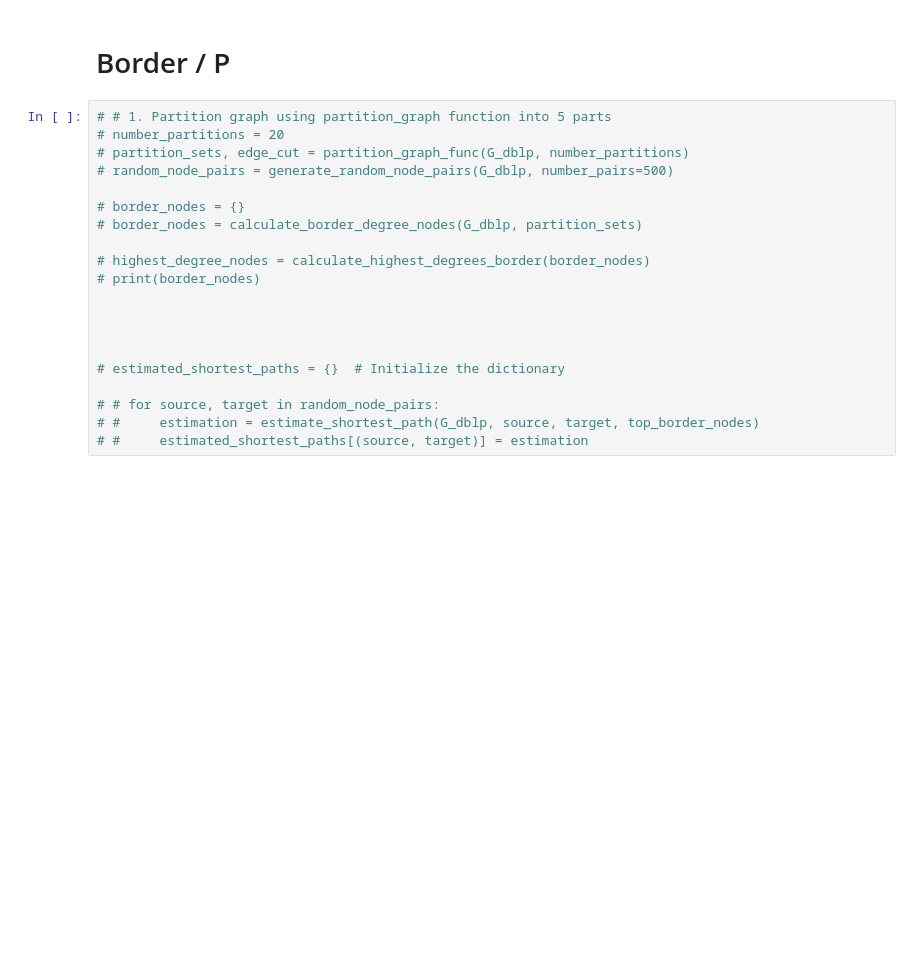
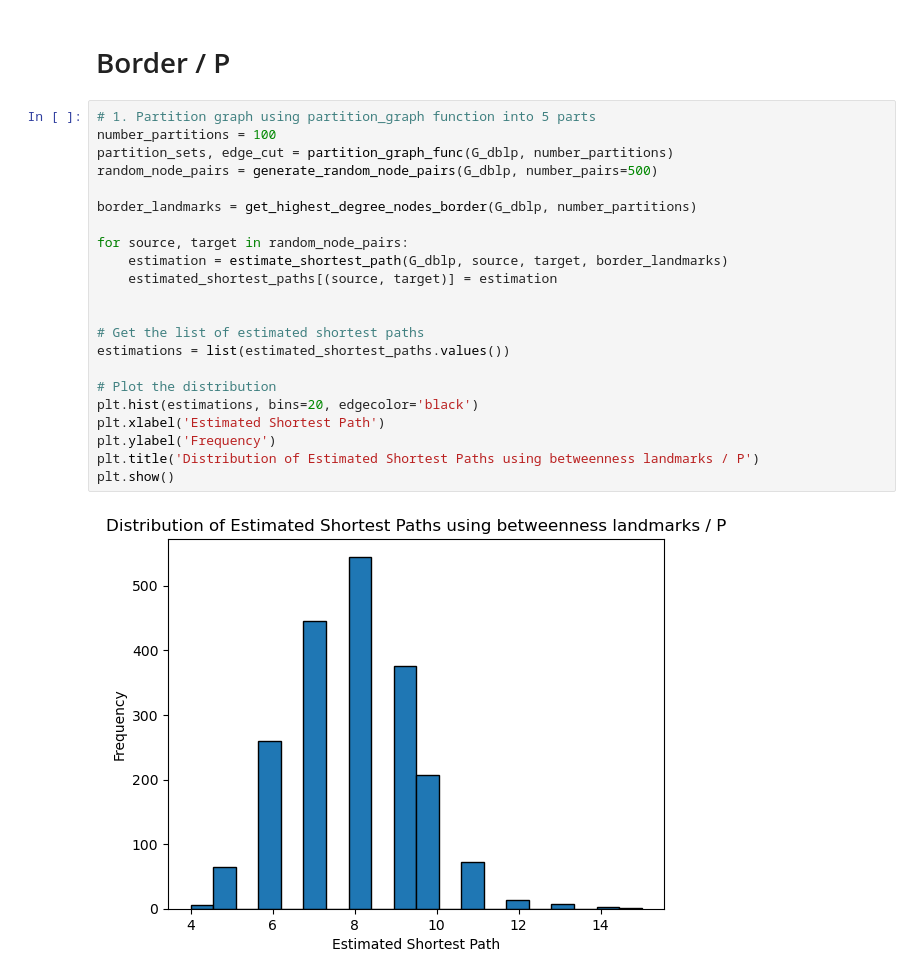
Before and after one commit to vanbuncha/snacs, a Jupyter notebook: project/shortest_path_est.ipynb, the cells around one changed output. Saved outputs shown, nothing was run; the diff lists cells and outputs as text; blank space fills up the shorter version.

Commit message:
fixed border /p

```diff
--- a/project/shortest_path_est.ipynb
+++ b/project/shortest_path_est.ipynb
@@ -844,22 +846,26 @@ plt.show()
 # %% [markdown]
 # Border / P
 # %%
-# # 1. Partition graph using partition_graph function into 5 parts
-# number_partitions = 20
-# partition_sets, edge_cut = partition_graph_func(G_dblp, number_partitions)
-# random_node_pairs = generate_random_node_pairs(G_dblp, number_pairs=500)
+# 1. Partition graph using partition_graph function into 5 parts
+number_partitions = 100
+partition_sets, edge_cut = partition_graph_func(G_dblp, number_partitions)
+random_node_pairs = generate_random_node_pairs(G_dblp, number_pairs=500)
 
-# border_nodes = {}
-# border_nodes = calculate_border_degree_nodes(G_dblp, partition_sets)
+border_landmarks = get_highest_degree_nodes_border(G_dblp, number_partitions)
 
-# highest_degree_nodes = calculate_highest_degrees_border(border_nodes)
-# print(border_nodes)
+for source, target in random_node_pairs:
+    estimation = estimate_shortest_path(G_dblp, source, target, border_landmarks)
+    estimated_shortest_paths[(source, target)] = estimation
 
 
+# Get the list of estimated shortest paths
+estimations = list(estimated_shortest_paths.values())
 
-
-# estimated_shortest_paths = {}  # Initialize the dictionary
-
-# # for source, target in random_node_pairs:
-# #     estimation = estimate_shortest_path(G_dblp, source, target, top_border_nodes)
-# #     estimated_shortest_paths[(source, target)] = estimation
+# Plot the distribution
+plt.hist(estimations, bins=20, edgecolor='black')
+plt.xlabel('Estimated Shortest Path')
+plt.ylabel('Frequency')
+plt.title('Distribution of Estimated Shortest Paths using betweenness landmarks / P')
+plt.show()
+# %% [output]
+[figure, added]
```
Also changed, not shown: parts of 11 cells of this notebook.
